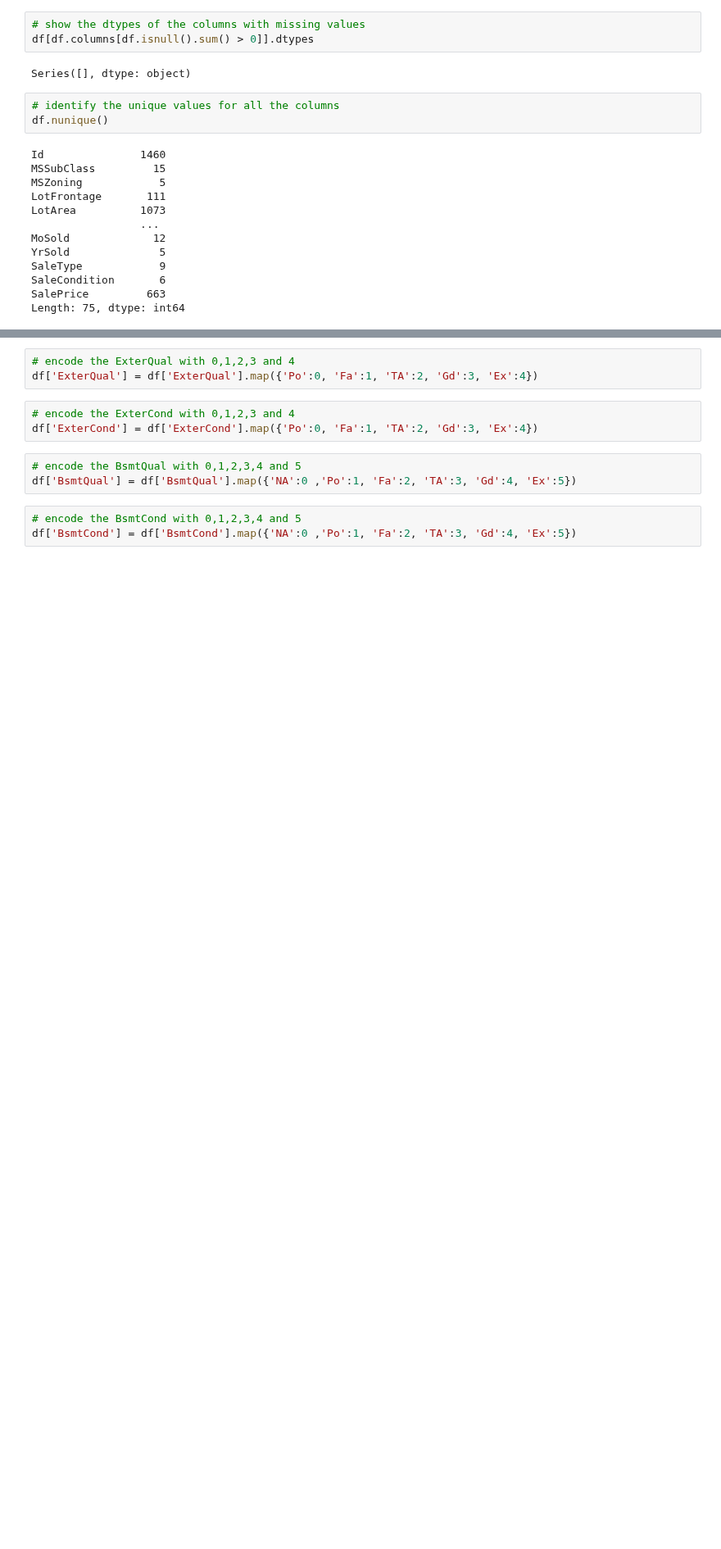
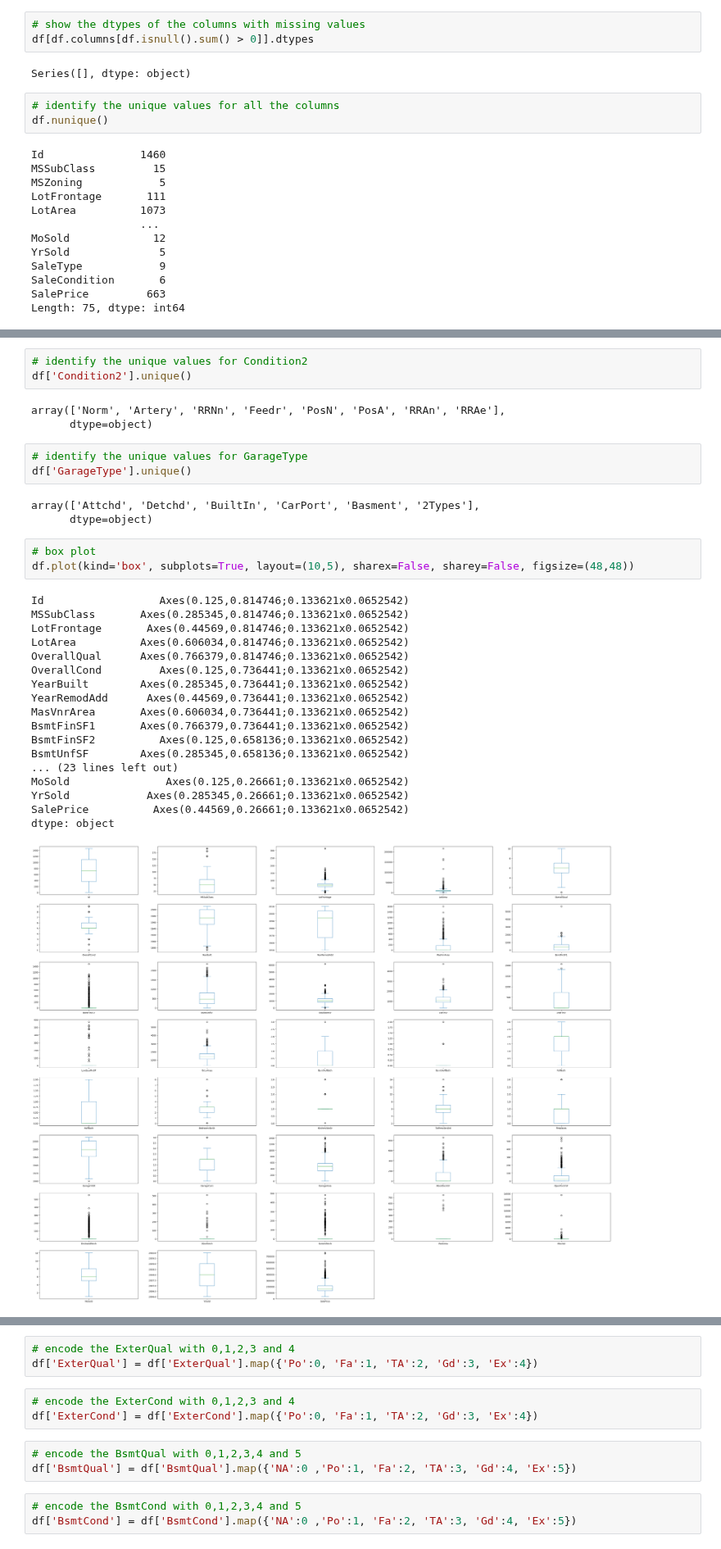
Before and after one commit to VishalyGinny/Data-Science-Projects, a Jupyter notebook: house-prices-advanced-regression-techniques/houseprice.ipynb, the cells around one changed output, grey strips where cells are left out. Shown at 82% size. Drawn from its saved outputs; the diff is of its cells as text; blank space fills up the shorter version.

```diff
--- a/house-prices-advanced-regression-techniques/houseprice.ipynb
+++ b/house-prices-advanced-regression-techniques/houseprice.ipynb
@@ -174,0 +222,34 @@ Length: 75, dtype: int64
+# %%
+# identify the unique values for Condition2
+df['Condition2'].unique()
+# %% [output]
+array(['Norm', 'Artery', 'RRNn', 'Feedr', 'PosN', 'PosA', 'RRAn', 'RRAe'],
+      dtype=object)
+# %%
+# identify the unique values for GarageType
+df['GarageType'].unique()
+# %% [output]
+array(['Attchd', 'Detchd', 'BuiltIn', 'CarPort', 'Basment', '2Types'],
+      dtype=object)
+# %%
+# box plot
+df.plot(kind='box', subplots=True, layout=(10,5), sharex=False, sharey=False, figsize=(48,48))
+# %% [output]
+Id                  Axes(0.125,0.814746;0.133621x0.0652542)
+MSSubClass       Axes(0.285345,0.814746;0.133621x0.0652542)
+LotFrontage       Axes(0.44569,0.814746;0.133621x0.0652542)
+LotArea          Axes(0.606034,0.814746;0.133621x0.0652542)
+OverallQual      Axes(0.766379,0.814746;0.133621x0.0652542)
+OverallCond         Axes(0.125,0.736441;0.133621x0.0652542)
+YearBuilt        Axes(0.285345,0.736441;0.133621x0.0652542)
+YearRemodAdd      Axes(0.44569,0.736441;0.133621x0.0652542)
+MasVnrArea       Axes(0.606034,0.736441;0.133621x0.0652542)
+BsmtFinSF1       Axes(0.766379,0.736441;0.133621x0.0652542)
+BsmtFinSF2          Axes(0.125,0.658136;0.133621x0.0652542)
+BsmtUnfSF        Axes(0.285345,0.658136;0.133621x0.0652542)
+... (23 lines left out)
+MoSold               Axes(0.125,0.26661;0.133621x0.0652542)
+YrSold            Axes(0.285345,0.26661;0.133621x0.0652542)
+SalePrice          Axes(0.44569,0.26661;0.133621x0.0652542)
+dtype: object
+[figure, added]
```
Also changed, not shown: parts of 58 cells of this notebook.
